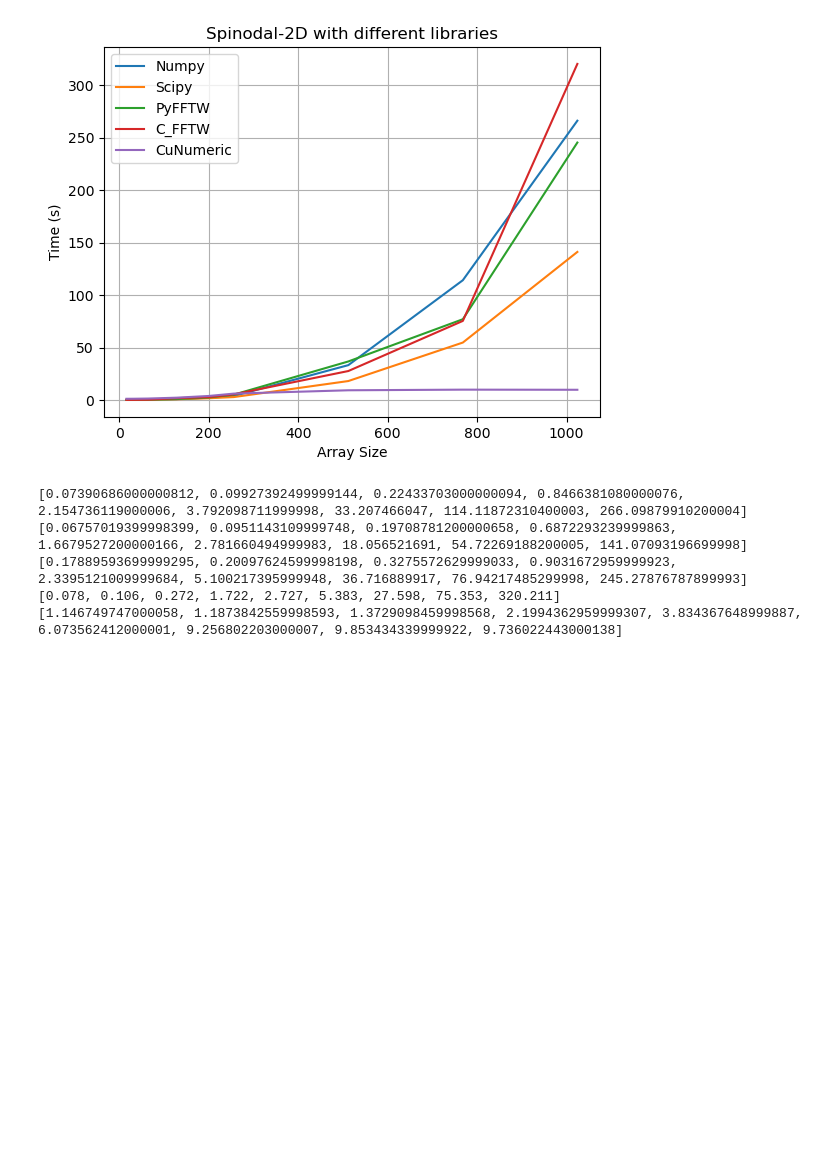
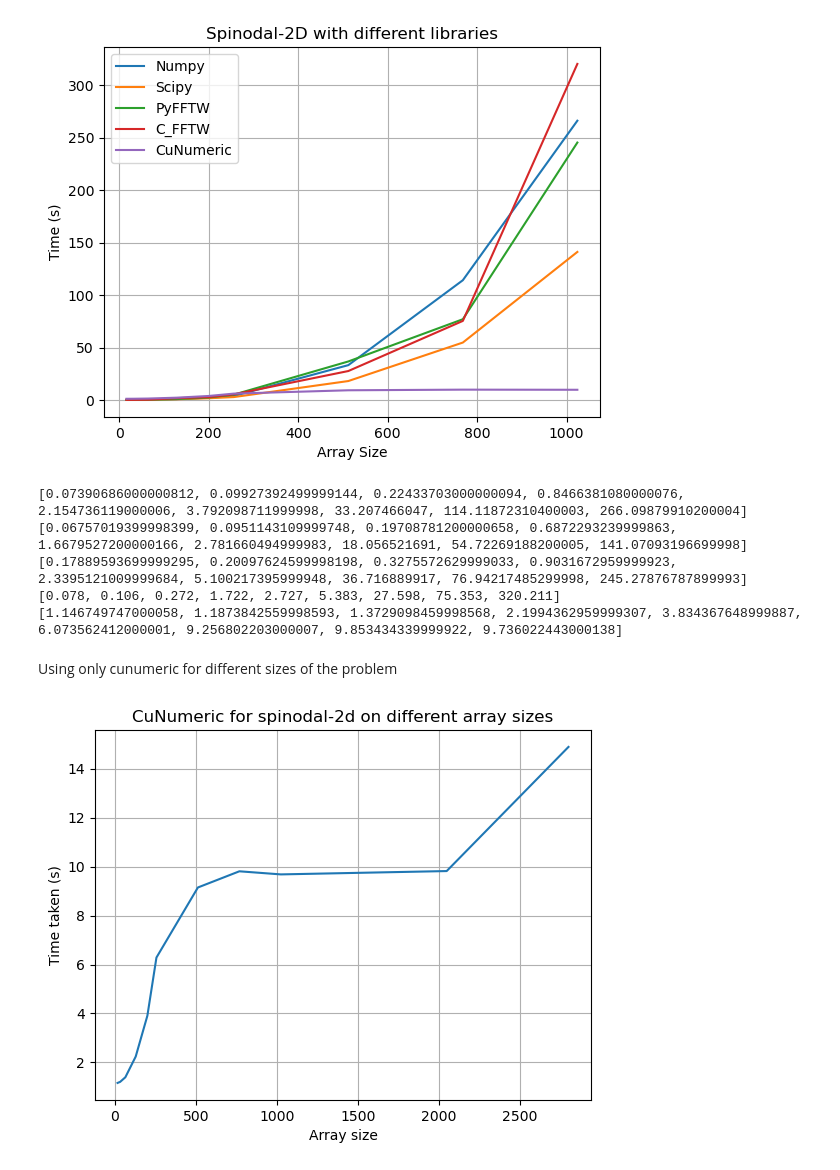
Before and after one commit to aaryan200/CMS_Lab_GPU_Codes, a Jupyter notebook: aaryan/notebooks/05_spinodal_comparison_final.ipynb, the cells around one changed output. Saved outputs shown, nothing was run; the diff lists cells and outputs as text; code cells hidden in the pictures; blank space fills up the shorter version.

```diff
--- a/aaryan/notebooks/05_spinodal_comparison_final.ipynb
+++ b/aaryan/notebooks/05_spinodal_comparison_final.ipynb
@@ -71,3 +73,23 @@ for time_ in times:
 [0.17889593699999295, 0.20097624599998198, 0.3275572629999033, 0.9031672959999923, 2.3395121009999684, 5.100217395999948, 36.716889917, 76.94217485299998, 245.27876787899993]
 [0.078, 0.106, 0.272, 1.722, 2.727, 5.383, 27.598, 75.353, 320.211]
 [1.146749747000058, 1.1873842559998593, 1.3729098459998568, 2.1994362959999307, 3.834367648999887, 6.073562412000001, 9.256802203000007, 9.853434339999922, 9.736022443000138]
+# %% [markdown]
+Using only cunumeric for different sizes of the problem
+# %%
+cu_arr_sizes = [16, 32, 64, 128, 200, 256, 512, 768, 1024, 2048, 2800]
+# %%
+# Using cunumeric
+only_cun_times = []
+for size in tqdm(cu_arr_sizes, desc="CuNumeric"):
+    time_taken = cun_spinodal(arr_size=size, num_iter = NUM_ITER,
+                             verbose=False)
+    only_cun_times.append(time_taken)
+# %%
+plt.plot(cu_arr_sizes, only_cun_times)
+plt.xlabel("Array size")
+plt.ylabel("Time taken (s)")
+plt.title("CuNumeric for spinodal-2d on different array sizes")
+plt.grid()
+plt.show()
+# %% [output]
+[figure, added]
```
Also changed, not shown: parts of 4 cells of this notebook, 1 other file.
